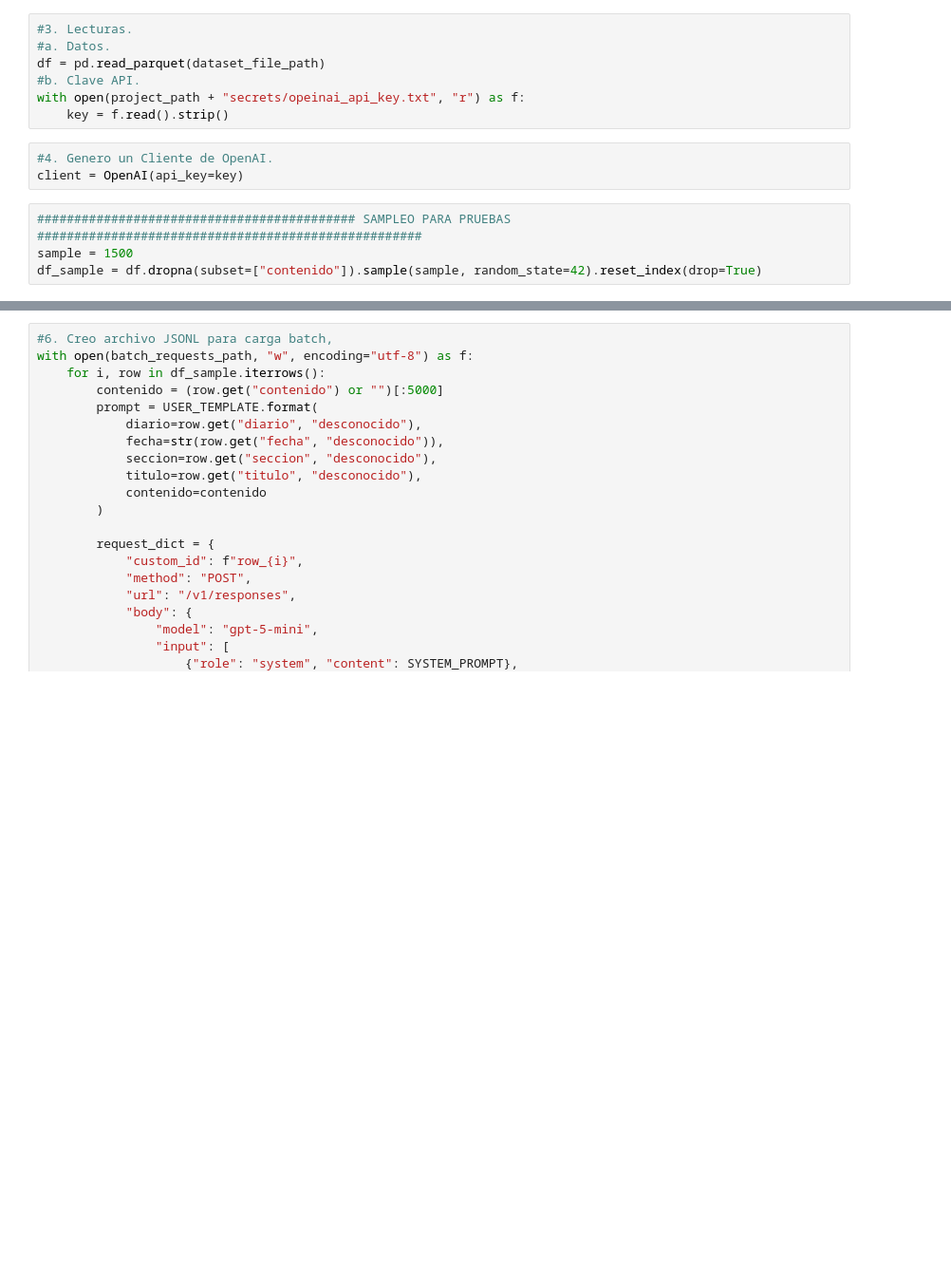
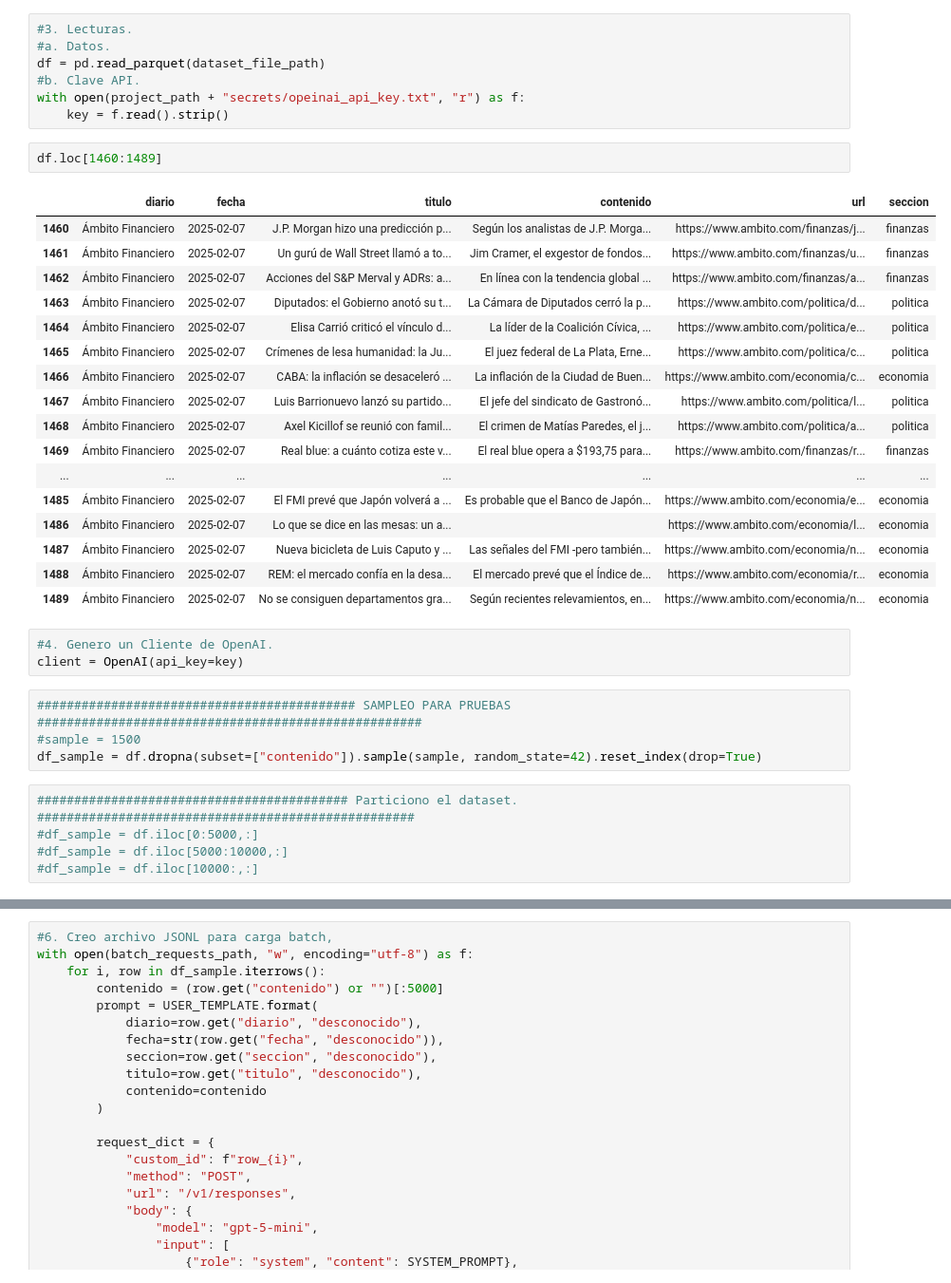
Before and after one commit to sstedoldi/nlp_dmuba, a Jupyter notebook: 5-LLMs/openai/1- cargas_batch.ipynb, the cells around one changed output, grey strips where cells are left out. Shown: that part at 95% size. Saved outputs shown, nothing was run; the diff lists cells and outputs as text; blank space fills up the shorter version.

Commit message:
Código y dataset final openia

```diff
--- a/5-LLMs/openai/1- cargas_batch.ipynb
+++ b/5-LLMs/openai/1- cargas_batch.ipynb
@@ -32,13 +33,38 @@ df = pd.read_parquet(dataset_file_path)
 #b. Clave API.
 with open(project_path + "secrets/opeinai_api_key.txt", "r") as f:
     key = f.read().strip()
+# %%
+df.loc[1460:1489]
+# %% [output]
+|  | diario | fecha | titulo | contenido | url | seccion |
+| 1460 | Ámbito Financiero | 2025-02-07 | J.P. Morgan hizo una predicción p... | Según los analistas de J.P. Morga... | https://www.ambito.com/finanzas/j... | finanzas |
+| 1461 | Ámbito Financiero | 2025-02-07 | Un gurú de Wall Street llamó a to... | Jim Cramer, el exgestor de fondos... | https://www.ambito.com/finanzas/u... | finanzas |
+| 1462 | Ámbito Financiero | 2025-02-07 | Acciones del S&P Merval y ADRs: a... | En línea con la tendencia global ... | https://www.ambito.com/finanzas/a... | finanzas |
+| 1463 | Ámbito Financiero | 2025-02-07 | Diputados: el Gobierno anotó su t... | La Cámara de Diputados cerró la p... | https://www.ambito.com/politica/d... | politica |
+| 1464 | Ámbito Financiero | 2025-02-07 | Elisa Carrió criticó el vínculo d... | La líder de la Coalición Cívica, ... | https://www.ambito.com/politica/e... | politica |
+| 1465 | Ámbito Financiero | 2025-02-07 | Crímenes de lesa humanidad: la Ju... | El juez federal de La Plata, Erne... | https://www.ambito.com/politica/c... | politica |
+| 1466 | Ámbito Financiero | 2025-02-07 | CABA: la inflación se desaceleró ... | La inflación de la Ciudad de Buen... | https://www.ambito.com/economia/c... | economia |
+| 1467 | Ámbito Financiero | 2025-02-07 | Luis Barrionuevo lanzó su partido... | El jefe del sindicato de Gastronó... | https://www.ambito.com/politica/l... | politica |
+| 1468 | Ámbito Financiero | 2025-02-07 | Axel Kicillof se reunió con famil... | El crimen de Matías Paredes, el j... | https://www.ambito.com/politica/a... | politica |
+| 1469 | Ámbito Financiero | 2025-02-07 | Real blue: a cuánto cotiza este v... | El real blue opera a $193,75 para... | https://www.ambito.com/finanzas/r... | finanzas |
+| ... | ... | ... | ... | ... | ... | ... |
+| 1485 | Ámbito Financiero | 2025-02-07 | El FMI prevé que Japón volverá a ... | Es probable que el Banco de Japón... | https://www.ambito.com/economia/e... | economia |
+| 1486 | Ámbito Financiero | 2025-02-07 | Lo que se dice en las mesas: un a... |  | https://www.ambito.com/economia/l... | economia |
+| 1487 | Ámbito Financiero | 2025-02-07 | Nueva bicicleta de Luis Caputo y ... | Las señales del FMI -pero también... | https://www.ambito.com/economia/n... | economia |
+| 1488 | Ámbito Financiero | 2025-02-07 | REM: el mercado confía en la desa... | El mercado prevé que el Índice de... | https://www.ambito.com/economia/r... | economia |
+| 1489 | Ámbito Financiero | 2025-02-07 | No se consiguen departamentos gra... | Según recientes relevamientos, en... | https://www.ambito.com/economia/n... | economia |
 # %%
 #4. Genero un Cliente de OpenAI.
 client = OpenAI(api_key=key)
 # %%
 ########################################### SAMPLEO PARA PRUEBAS ####################################################
-sample = 1500
+#sample = 1500
 df_sample = df.dropna(subset=["contenido"]).sample(sample, random_state=42).reset_index(drop=True)
+# %%
+########################################## Particiono el dataset. ###################################################
+#df_sample = df.iloc[0:5000,:]
+#df_sample = df.iloc[5000:10000,:]
+#df_sample = df.iloc[10000:,:]
 # %%
 #5. Prompt.
 #a. System y User Prompt.
```
Also changed, not shown: parts of 15 cells of this notebook, 24 other files.
